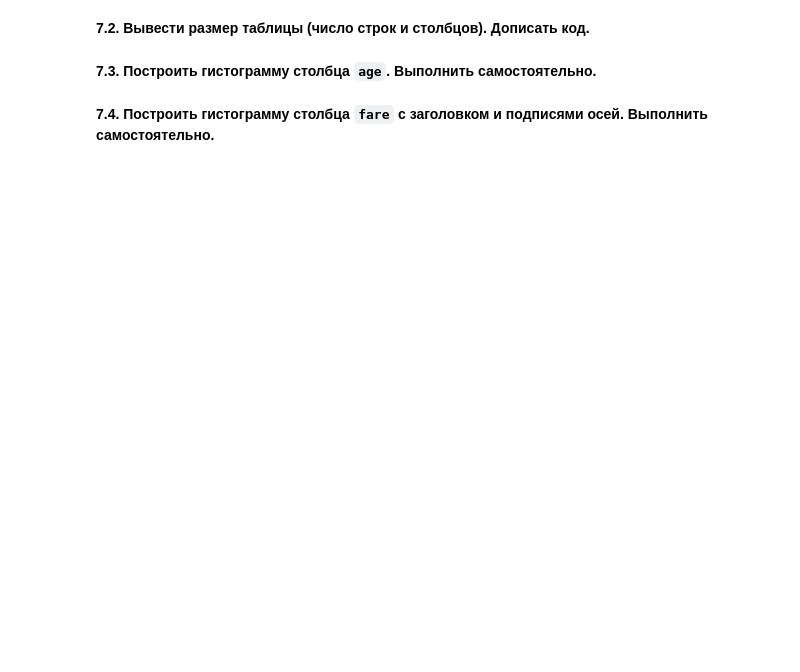
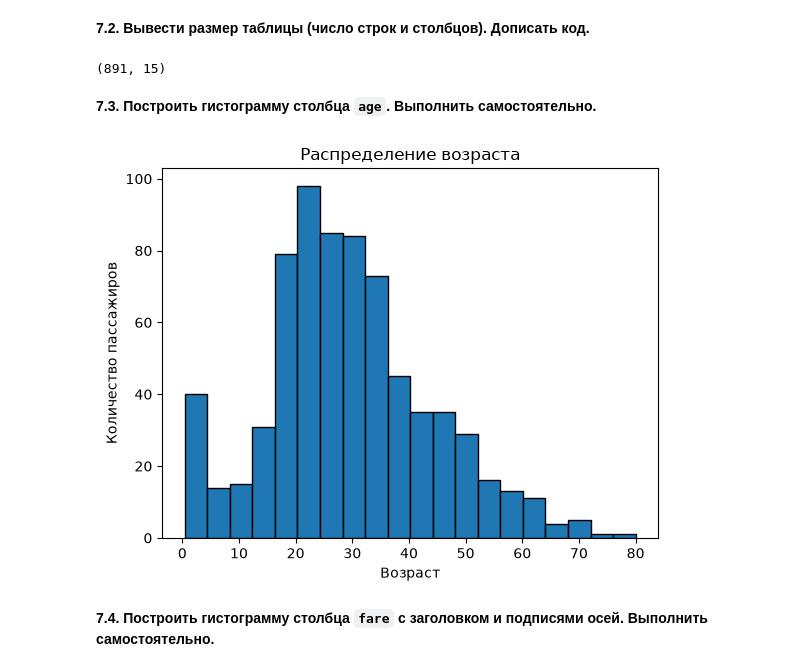
Before and after one commit to naumovroman/ai, a Jupyter notebook: lab1/notebooks/lab1.ipynb, the cells around one changed output. Drawn from its saved outputs; the diff is of its cells as text; code cells hidden in the pictures; blank space fills up the shorter version.

```diff
--- a/lab1/notebooks/lab1.ipynb
+++ b/lab1/notebooks/lab1.ipynb
@@ -567,11 +585,20 @@ df.head()
 **7.2. Вывести размер таблицы (число строк и столбцов). Дописать код.**
 # %%
 # Допишите: вывести размер таблицы (число строк и столбцов)
-print()
+print(df.shape)
+# %% [output]
+(891, 15)
 # %% [markdown]
 **7.3. Построить гистограмму столбца `age`. Выполнить самостоятельно.**
 # %%
 # Самостоятельно: построить гистограмму столбца age с заголовком и подписями осей
+df['age'].plot(kind="hist", bins=20, edgecolor="black")
+plt.title('Распределение возраста')
+plt.xlabel('Возраст')
+plt.ylabel('Количество пассажиров')
+plt.show()
+# %% [output]
+[figure, added]
 # %% [markdown]
 **7.4. Построить гистограмму столбца `fare` с заголовком и подписями осей. Выполнить самостоятельно.**
 # %%
```
Also changed, not shown: parts of 7 cells of this notebook.
